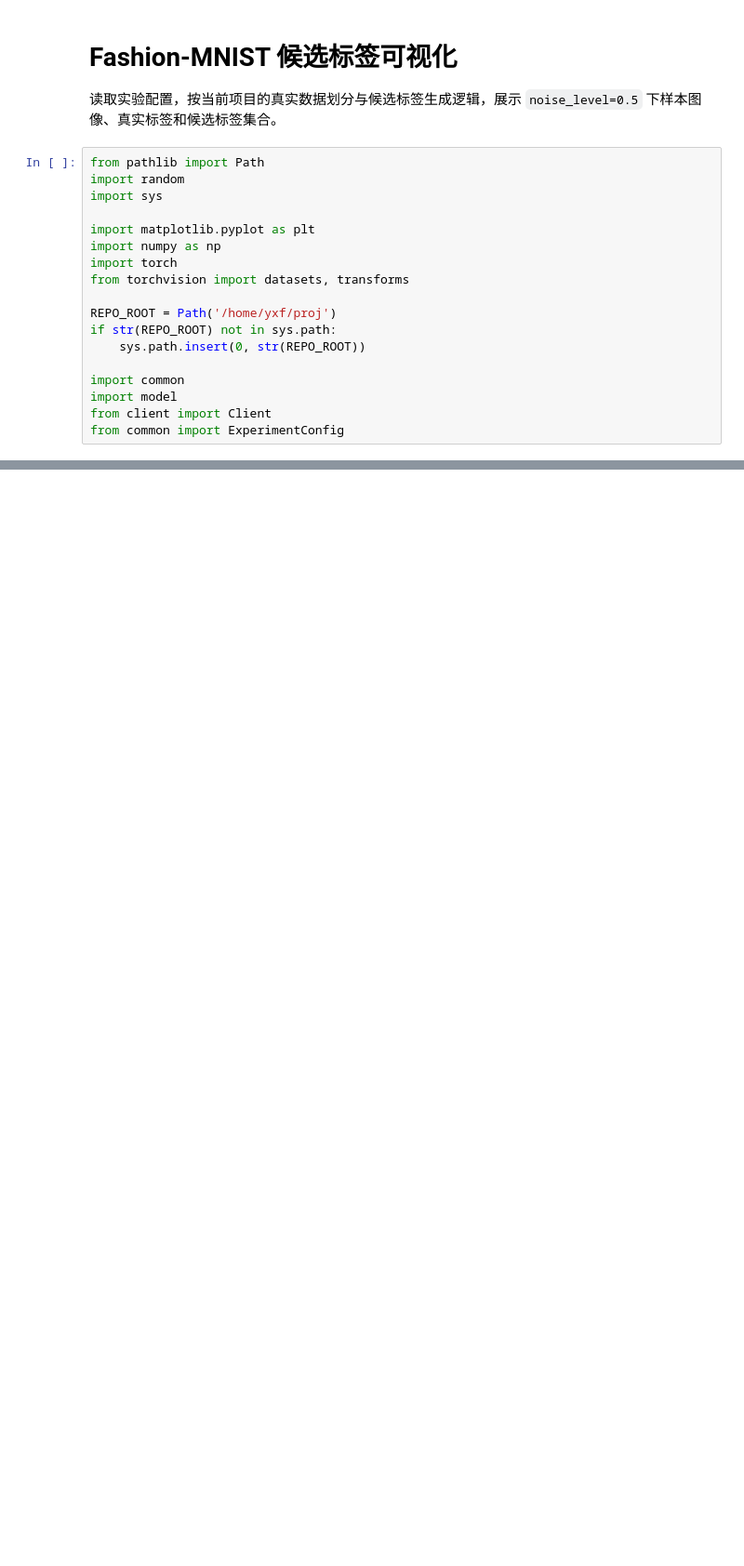
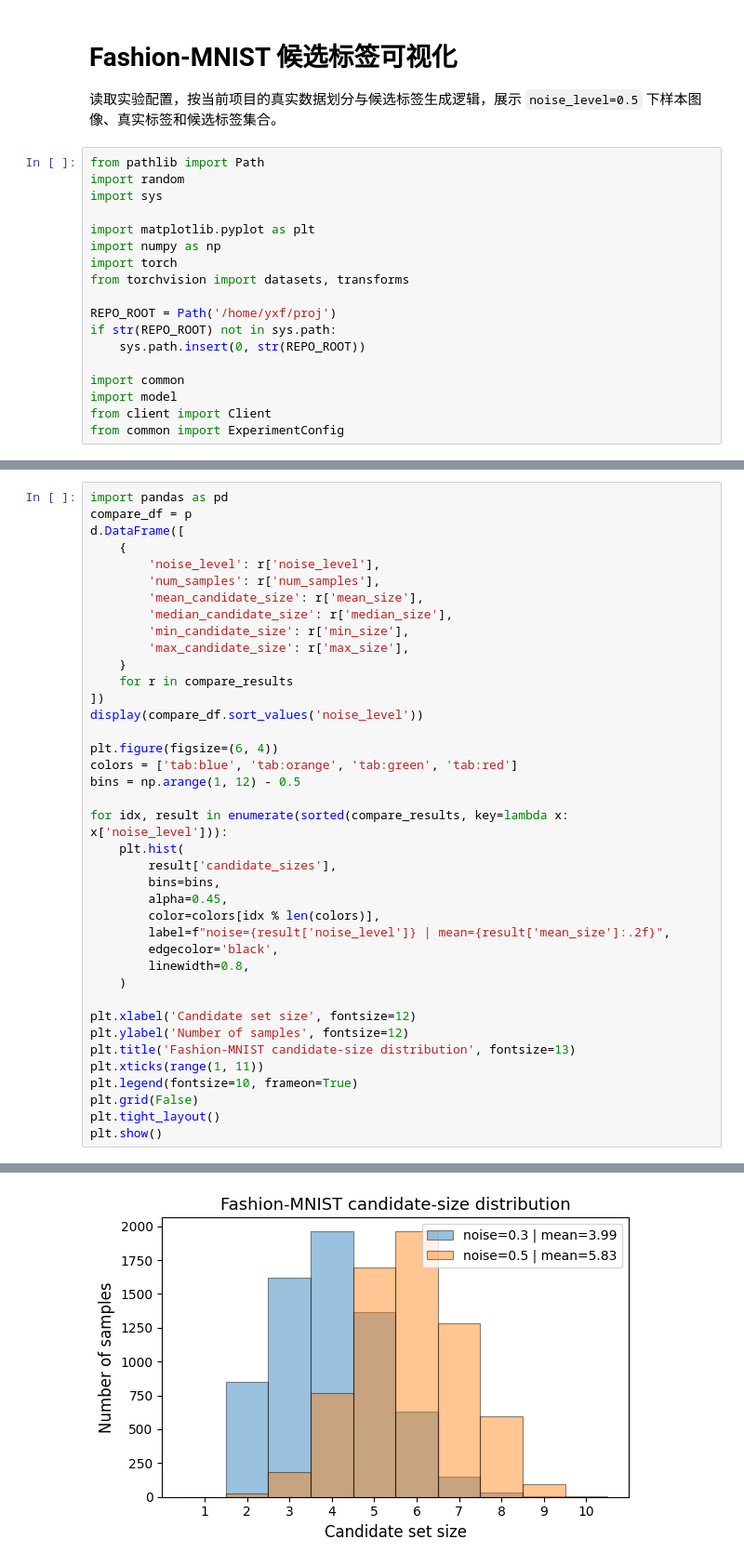
Before and after one commit to whitewall1926/fedpll, a Jupyter notebook: notebooks/visualize_fashionmnist_candidates.ipynb, the cells around one changed output, grey strips where cells are left out. Shown at 93% size. Drawn from its saved outputs; the diff is of its cells as text; blank space fills up the shorter version.

```diff
--- a/notebooks/visualize_fashionmnist_candidates.ipynb
+++ b/notebooks/visualize_fashionmnist_candidates.ipynb
@@ -203,0 +271,40 @@ candidate_size=8: 21
+# %%
+import pandas as pd
+compare_df = p
+d.DataFrame([
+    {
+        'noise_level': r['noise_level'],
+        'num_samples': r['num_samples'],
+        'mean_candidate_size': r['mean_size'],
+        'median_candidate_size': r['median_size'],
+        'min_candidate_size': r['min_size'],
+        'max_candidate_size': r['max_size'],
+    }
+    for r in compare_results
+])
+display(compare_df.sort_values('noise_level'))
+
+plt.figure(figsize=(6, 4))
+colors = ['tab:blue', 'tab:orange', 'tab:green', 'tab:red']
+bins = np.arange(1, 12) - 0.5
+
+for idx, result in enumerate(sorted(compare_results, key=lambda x: x['noise_level'])):
+    plt.hist(
+        result['candidate_sizes'],
+        bins=bins,
+        alpha=0.45,
+        color=colors[idx % len(colors)],
+        label=f"noise={result['noise_level']} | mean={result['mean_size']:.2f}",
+        edgecolor='black',
+        linewidth=0.8,
+    )
+
+plt.xlabel('Candidate set size', fontsize=12)
+plt.ylabel('Number of samples', fontsize=12)
+plt.title('Fashion-MNIST candidate-size distribution', fontsize=13)
+plt.xticks(range(1, 11))
+plt.legend(fontsize=10, frameon=True)
+plt.grid(False)
+plt.tight_layout()
+plt.show()
+# %% [output]
@@ -203,0 +314 @@ candidate_size=8: 21
+[figure, added]
```
Also changed, not shown: parts of 8 cells of this notebook, 9 other files.
